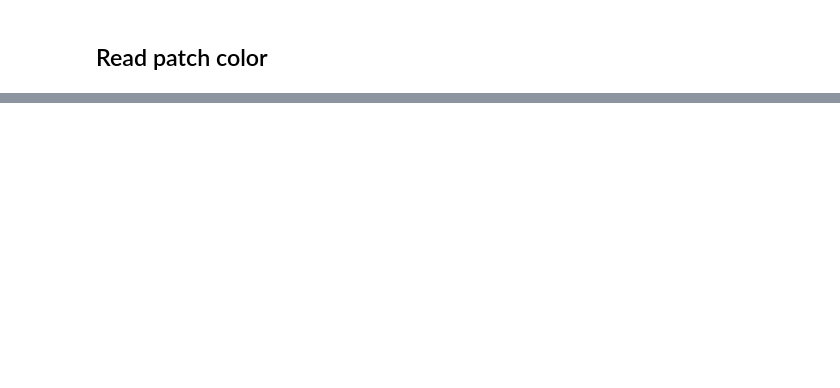
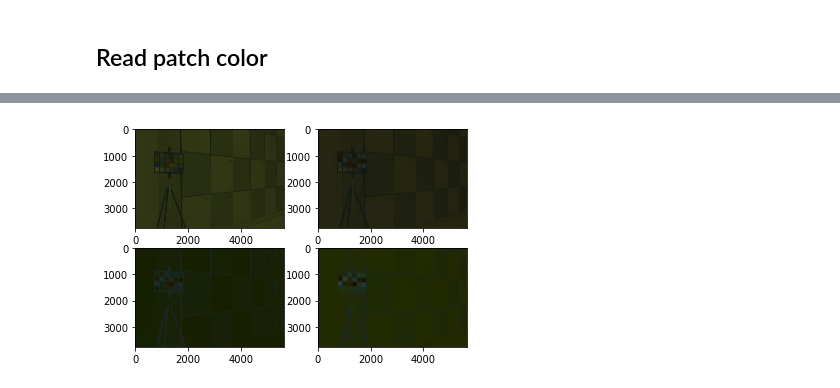
Before and after one commit to BPsoda/polynomial-matching-color-constancy, a Jupyter notebook: main.ipynb, the cells around one changed output, grey strips where cells are left out. Drawn from its saved outputs; the diff is of its cells as text; code cells hidden in the pictures; blank space fills up the shorter version.

Commit message:
Complete standard to unique

```diff
--- a/main.ipynb
+++ b/main.ipynb
@@ -76,0 +98,17 @@ IndexError: index 3 is out of bounds for axis 1 with size 3
+# %%
+uniquematch=[]
+uniqueimages=[]
+for i in range(0, len(patches)-1):
+    uniquematch.append(pm.polyCoeff(pm.ColorChecker2005_sRGB, patches[i]))
+    uniquematch[-1].to_npy('data/Canon1DsMkIII_000{}.npy'.format(i))
+    uniqueimages.append(uniquematch[-1].transform(stdimages[0]))
+# %%
+fig, ax = plt.subplots(2, 2)
+
+ax[0, 0].imshow(uniqueimages[0])
+ax[0, 1].imshow(uniqueimages[1])
+ax[1, 0].imshow(uniqueimages[2])
+ax[1, 1].imshow(uniqueimages[3])
+plt.show()
+# %% [output]
+[figure, added]
```
Also changed, not shown: parts of 9 cells of this notebook.
